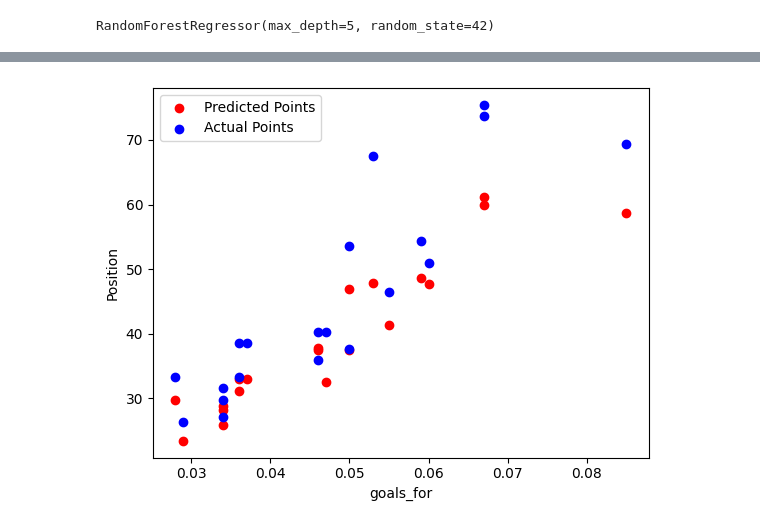
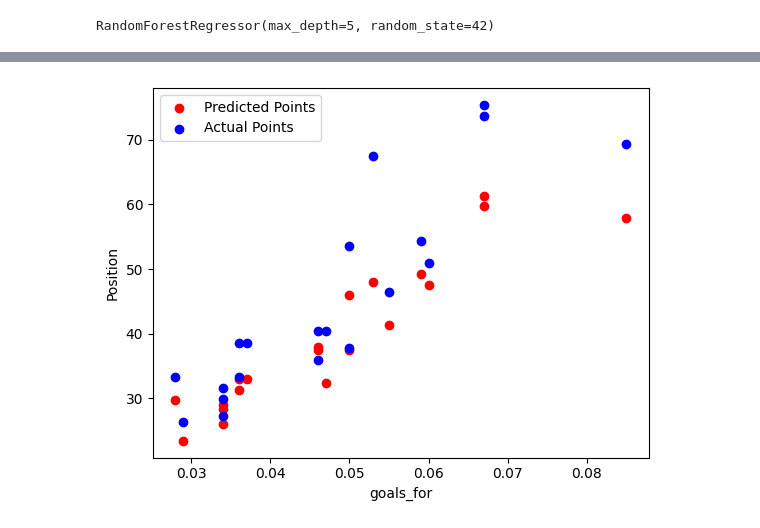
Before and after one commit to shaikhmq20/laliga-winner-predictor, a Jupyter notebook: match_data/final_prediction.ipynb, the cells around one changed output, grey strips where cells are left out. Saved outputs shown, nothing was run; the diff lists cells and outputs as text; code cells hidden in the pictures.

```diff
--- a/match_data/final_prediction.ipynb
+++ b/match_data/final_prediction.ipynb
@@ -77,11 +77,13 @@ Name: year, Length: 1328, dtype: int64
 train_data = data[data['year'] < 2020]
 test_data = data[data['year'] == 2020]
 
-features = ['won', 'drawn', 'lost', 'goals_for', 'goals_against', 'goal_difference', 'Win Percentage', 'Goals Per Game', 'Goals Against Per Game', 'Goal Difference Per Game']
+features = ['won', 'drawn', 'lost', 'goals_for', 'goal_difference',
+            'Win Percentage', 'Goals Per Game', 'Goal Difference Per Game']
 target = 'points'
 
 
-rf_model = RandomForestRegressor(n_estimators=100, max_depth=5, random_state=42)
+rf_model = RandomForestRegressor(
+    n_estimators=100, max_depth=5, random_state=42)
 rf_model.fit(train_data[features], train_data[target])
 # %% [output]
 RandomForestRegressor(max_depth=5, random_state=42)
@@ -122,15 +144,17 @@ plt.show()
 # %%
 import matplotlib.pyplot as plt
-plt.scatter(test_data["goals_for"], y_pred, color='red', label='Predicted Points')
+plt.scatter(test_data["goals_for"], y_pred,
+            color='red', label='Predicted Points')
 
-plt.scatter(test_data["goals_for"], test_data[target], color='blue', label='Actual Points')
+plt.scatter(test_data["goals_for"], test_data[target],
+            color='blue', label='Actual Points')
 
 plt.xlabel("goals_for")
 plt.ylabel("Position")
 plt.legend()
 
 plt.show()
 # %% [output]
-[figure, old version]
+[figure, new version]
 # %%
 
```
Also changed, not shown: parts of 10 cells of this notebook, 3 other files.
